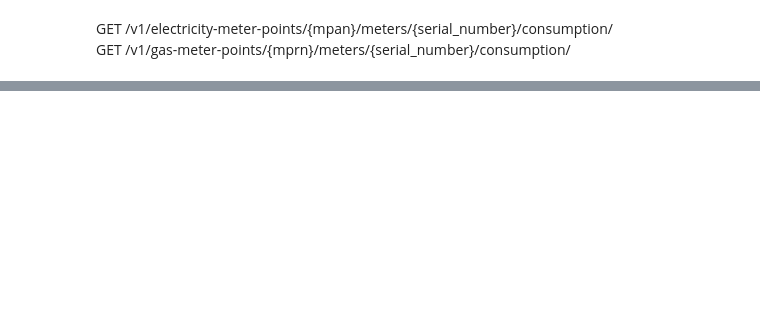
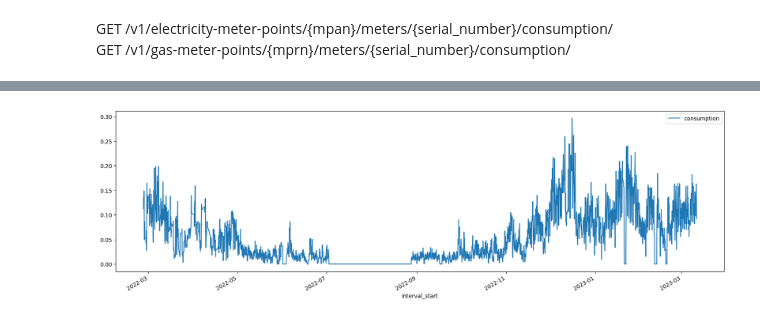
Before and after one commit to gorbynet/EnergyTracker, a Jupyter notebook: initial_workings.ipynb, the cells around one changed output, grey strips where cells are left out. Cells and saved outputs as stored; diff of their text form; code cells hidden in the pictures; blank space fills up the shorter version.

```diff
--- a/initial_workings.ipynb
+++ b/initial_workings.ipynb
@@ -9,7 +9,7 @@ GET /v1/gas-meter-points/{mprn}/meters/{serial_number}/consumption/
 # %%
 s = requests.Session()
 # %%
-r = s.get(sc.API_ROOT + f'/v1/electricity-meter-points/{sc.electric_MPAN}/meters/{sc.electric_serial_number}/consumption/?page_size=25000',
+elec_r = s.get(sc.API_ROOT + f'/v1/electricity-meter-points/{sc.electric_MPAN}/meters/{sc.electric_serial_number}/consumption/?page_size=25000',
     auth=(sc.API_KEY,'')
  )
-r.raise_for_status()
+elec_r.raise_for_status()
@@ -27,0 +53,16 @@ elec_df = (
+# %%
+gas_r = s.get(sc.API_ROOT + f'/v1/gas-meter-points/{sc.gas_MPRN}/meters/{sc.gas_serial_number}/consumption/?page_size=25000',
+    auth=(sc.API_KEY,'')
+ )
+gas_r.raise_for_status()
+# %%
+gas_j = json.loads(gas_r.content)
+gas_df = (
+    pd.DataFrame(gas_j['results']))
+gas_df.interval_start = pd.to_datetime(gas_df.interval_start)
+gas_df = gas_df.set_index('interval_start')
+
+gas_df = gas_df.drop('interval_end', axis=1)
+_ = gas_df.rolling(window=4*7).mean().plot(figsize=(20,6))
+# %% [output]
+[figure, added]
```
Also changed, not shown: parts of 12 cells of this notebook.
